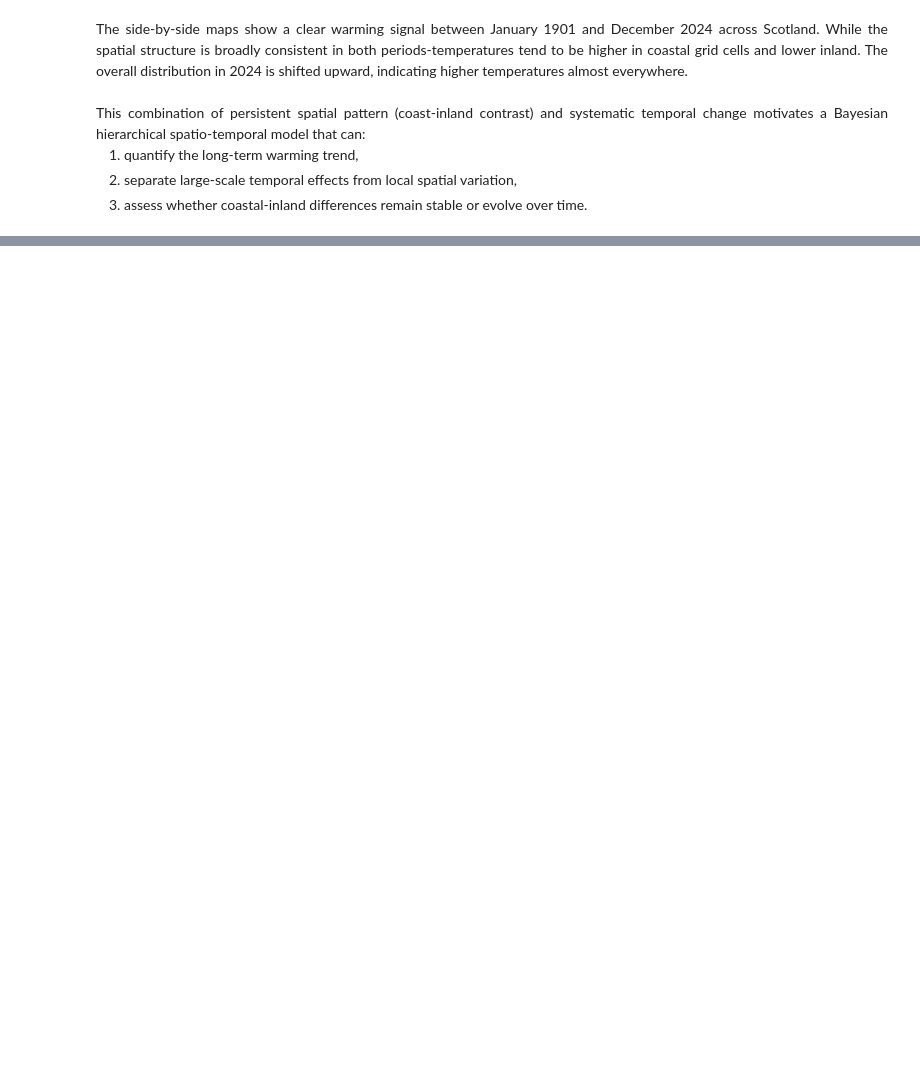
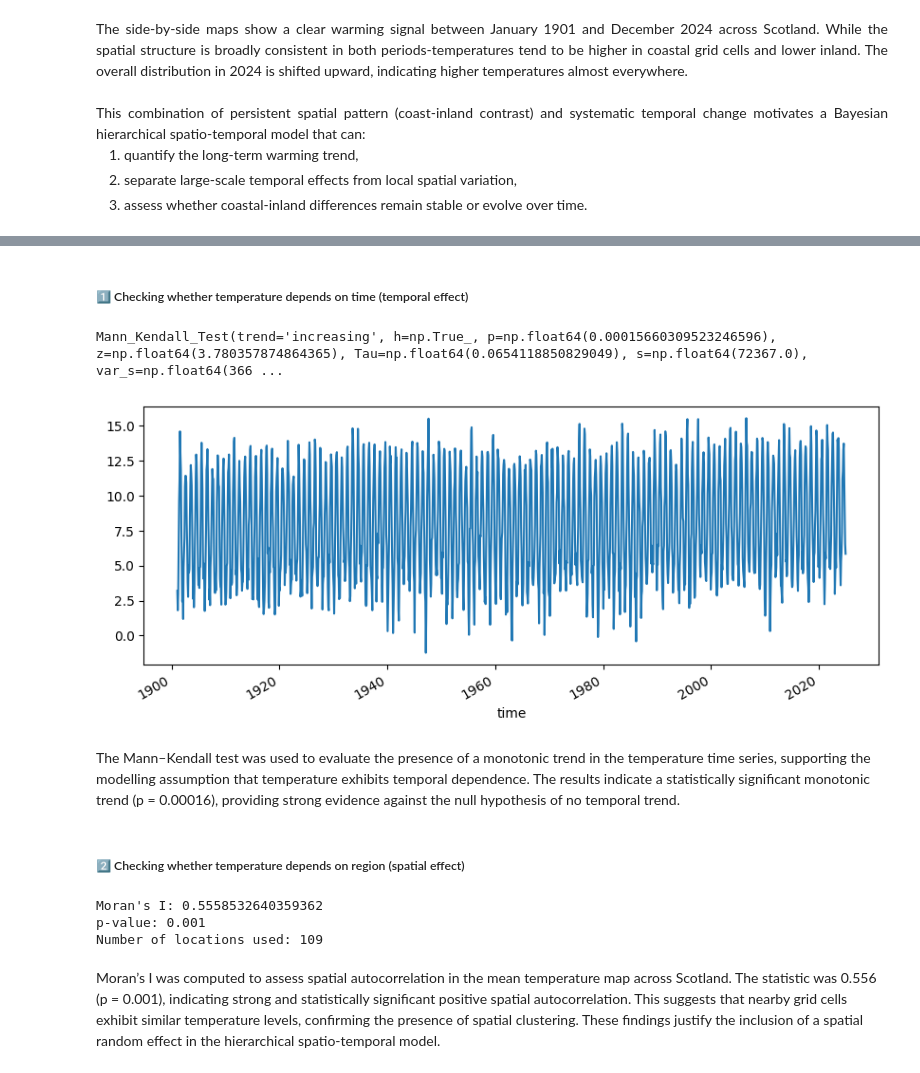
Before and after one commit to JacksonCDataScience/SRS_Project_2, a Jupyter notebook: 01_Project1_BHST.ipynb, the cells around one changed output, grey strips where cells are left out. Drawn from its saved outputs; the diff is of its cells as text; code cells hidden in the pictures; blank space fills up the shorter version.

Commit message:
checking assumption on spatial effect or temporal effect in data

```diff
--- a/01_Project1_BHST.ipynb
+++ b/01_Project1_BHST.ipynb
@@ -237,0 +274,51 @@ Attributes:
+# %% [markdown]
+##### 1️⃣ Checking whether temperature depends on time (temporal effect)
+# %%
+ts_mean = df_scot["tmp"].mean(dim=("lat","lon"))
+ts = ts_mean.to_pandas()
+ts.plot(figsize=(10,4))
+
+import pymannkendall as mk
+mk.original_test(ts)
+# %% [output]
+Mann_Kendall_Test(trend='increasing', h=np.True_, p=np.float64(0.00015660309523246596), z=np.float64(3.780357874864365), Tau=np.float64(0.0654118850829049), s=np.float64(72367.0), var_s=np.float64(366 ...
+[figure, added]
+# %% [markdown]
+The Mann–Kendall test was used to evaluate the presence of a monotonic trend in the temperature time series, supporting the modelling assumption that temperature exhibits temporal dependence. The results indicate a statistically significant monotonic trend (p = 0.00016), providing strong evidence against the null hypothesis of no temporal trend.
+# %% [markdown]
+##### 2️⃣ Checking whether temperature depends on region (spatial effect)
+# %%
+import numpy as np
+import libpysal
+from esda.moran import Moran
+import matplotlib.pyplot as plt
+
+# Generate mean temperature over time
+mean_map = df_scot["tmp"].mean(dim="time")
+
+# latten temperature values and matching lon/lat grid
+mean_temp = mean_map.values.flatten()
+lon2d, lat2d = np.meshgrid(df_scot["lon"].values, df_scot["lat"].values)
+coords = np.column_stack([lon2d.flatten(), lat2d.flatten()])
+
+# Remove NaN
+mask = np.isfinite(mean_temp)          # keeps only non-NaN
+mean_temp_clean = mean_temp[mask]
+coords_clean = coords[mask]
+
+# Construct spatial weights
+w = libpysal.weights.KNN.from_array(coords_clean, k=8)
+w.transform = "r"
+
+# Calculate Moran's I
+mi = Moran(mean_temp_clean, w)
+
+print("Moran's I:", mi.I)
+print("p-value:", mi.p_sim)
+print("Number of locations used:", len(mean_temp_clean))
+# %% [output]
+Moran's I: 0.5558532640359362
+p-value: 0.001
+Number of locations used: 109
+# %% [markdown]
+Moran’s I was computed to assess spatial autocorrelation in the mean temperature map across Scotland. The statistic was 0.556 (p = 0.001), indicating strong and statistically significant positive spatial autocorrelation. This suggests that nearby grid cells exhibit similar temperature levels, confirming the presence of spatial clustering. These findings justify the inclusion of a spatial random effect in the hierarchical spatio-temporal model.
```
Also changed, not shown: parts of 5 cells of this notebook.
